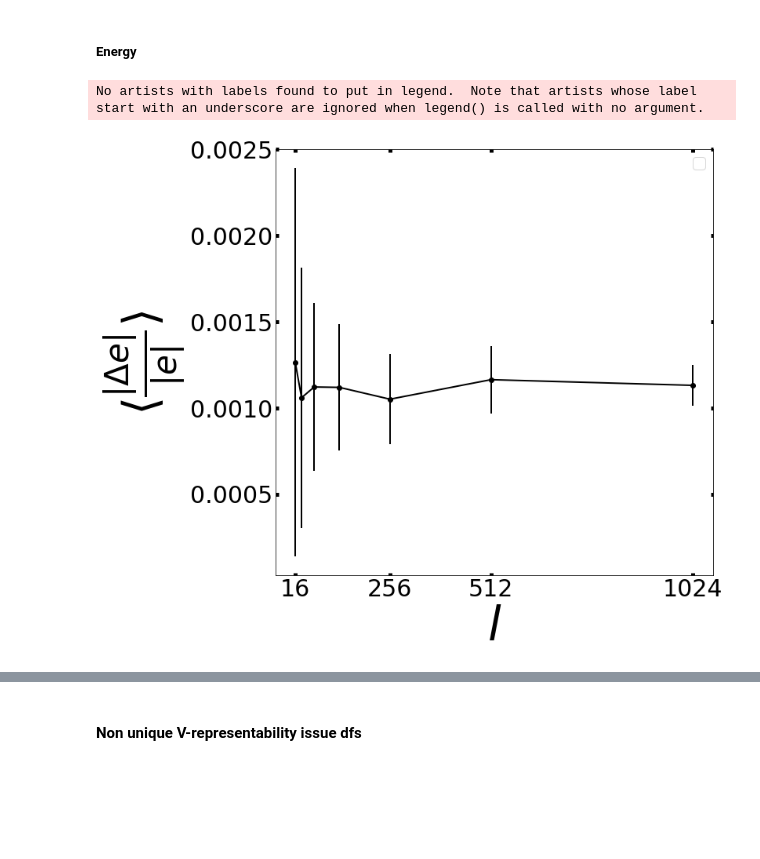
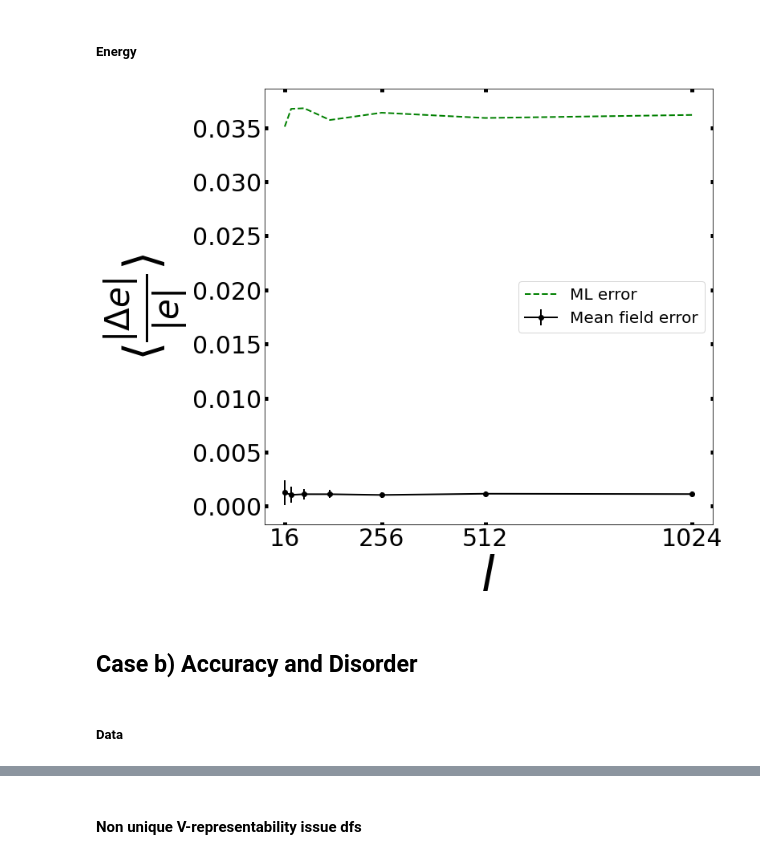
Before and after one commit to emacosta95/dft_for_ising, a Jupyter notebook: dft_ising_analysis.ipynb, the cells around one changed output, grey strips where cells are left out. Saved outputs shown, nothing was run; the diff lists cells and outputs as text; code cells hidden in the pictures; blank space fills up the shorter version.

```diff
--- a/dft_ising_analysis.ipynb
+++ b/dft_ising_analysis.ipynb
@@ -94,10 +94,12 @@ fig=plt.figure(figsize=(15,15))
 errors_e=[]
 sigma_errors_e=[]
 de_mf_min=1000
+des_mf=[]
 for l in ls:
     #mean field computation
     e_mf=mean_field_functional_1nn(gs_density[l][-1],hs[l])
-    de_mf=np.average(np.abs(e_mf/l-gs_energy[l]))
+    de_mf=np.average(np.abs(e_mf/l-gs_energy[l])/np.abs(gs_energy[l]))
+    des_mf.append(de_mf)
     #plot the minimum mf error
     if de_mf< de_mf_min:
         de_mf_min=de_mf
@@ -240,21 +242,25 @@ No artists with labels found to put in legend.  Note that artists whose label st
 # %%
 t=-1
 plt.figure(figsize=(10,10))
-plt.errorbar(ls,errors_e,yerr=sigma_errors_e,color='black',marker='o',linewidth=2)
+plt.errorbar(ls,errors_e,yerr=sigma_errors_e,color='black',marker='o',linewidth=2,label='Mean field error')
+plt.plot(ls,des_mf,color='green',linestyle='--',linewidth=2,label='ML error')
 plt.legend(fontsize=20)
 plt.xlabel(r'$ l $',fontsize=60)
 plt.ylabel(r'$ \langle \frac{\left| \Delta e \right|}{\left|e \right|} \rangle $',fontsize=60)
 plt.tick_params(
             top=True,
             right=True,
             labeltop=False,
             labelright=False,
             direction="in",
             labelsize=30,
             width=5,
         )
 plt.xticks([16,256,512,1024],[16,256,512,1024])
 plt.show()
 # %% [output]
-No artists with labels found to put in legend.  Note that artists whose label start with an underscore are ignored when legend() is called with no argument.
-[figure, old version]
+[figure, new version]
+# %% [markdown]
+## Case b) Accuracy and Disorder
+# %% [markdown]
+##### Data
```
Also changed, not shown: parts of 6 cells of this notebook, 5 other files.
